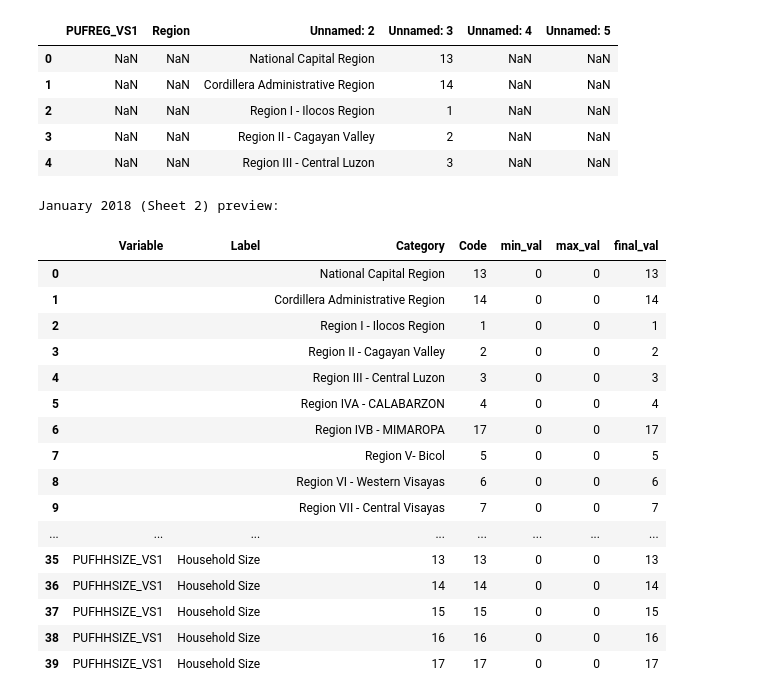
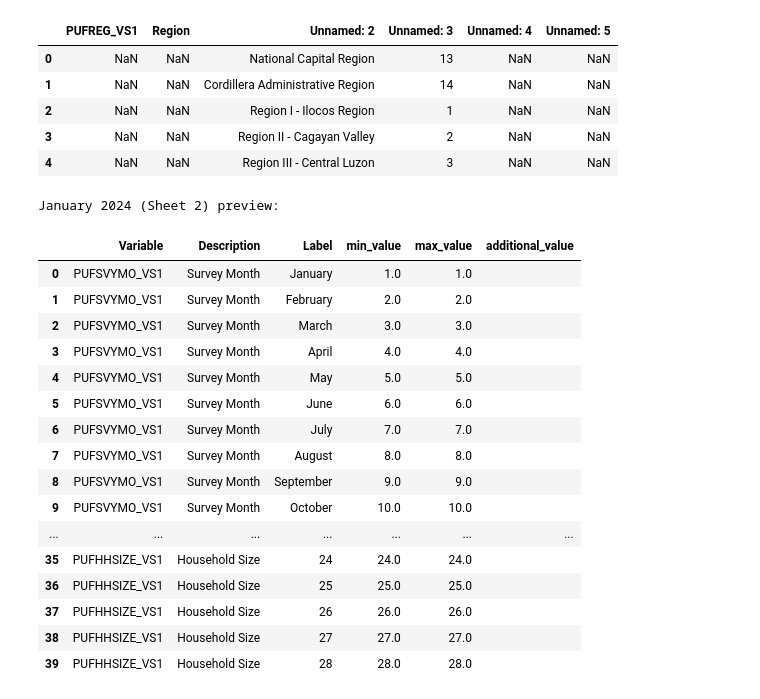
Before and after one commit to clemweb3/Undegraduate-Thesis-Repository, a Jupyter notebook: Notebooks/Preprocessing.ipynb, the cells around one changed output. Cells and saved outputs as stored; diff of their text form; code cells hidden in the pictures.

```diff
--- a/Notebooks/Preprocessing.ipynb
+++ b/Notebooks/Preprocessing.ipynb
@@ -292,27 +286,27 @@ def process_metadata_sheet_binary1(df):
-# %%
-# ==== Running the metadata ====
-
-# January 2018, Sheet 2 (binary=1)
-sheet2_jan2018 = load_dataset(year="2018", month="January", filetype="metadata", sheet_number=1)
-sheet2_jan2018_reshaped = process_metadata_sheet_binary1(sheet2_jan2018)
-print("January 2018 (Sheet 2) preview:")
-sheet2_jan2018_reshaped.head(40)
-# %% [output]
-January 2018 (Sheet 2) preview:
-|  | Variable | Label | Category | Code | min_val | max_val | final_val |
-| 0 |  |  | National Capital Region | 13 | 0 | 0 | 13 |
-| 1 |  |  | Cordillera Administrative Region | 14 | 0 | 0 | 14 |
-| 2 |  |  | Region I - Ilocos Region | 1 | 0 | 0 | 1 |
-| 3 |  |  | Region II - Cagayan Valley | 2 | 0 | 0 | 2 |
-| 4 |  |  | Region III - Central Luzon | 3 | 0 | 0 | 3 |
-| 5 |  |  | Region IVA - CALABARZON | 4 | 0 | 0 | 4 |
-| 6 |  |  | Region IVB - MIMAROPA | 17 | 0 | 0 | 17 |
-| 7 |  |  | Region V- Bicol | 5 | 0 | 0 | 5 |
-| 8 |  |  | Region VI - Western Visayas | 6 | 0 | 0 | 6 |
-| 9 |  |  | Region VII - Central Visayas | 7 | 0 | 0 | 7 |
-| ... | ... | ... | ... | ... | ... | ... | ... |
-| 35 | PUFHHSIZE_VS1 | Household Size | 13 | 13 | 0 | 0 | 13 |
-| 36 | PUFHHSIZE_VS1 | Household Size | 14 | 14 | 0 | 0 | 14 |
-| 37 | PUFHHSIZE_VS1 | Household Size | 15 | 15 | 0 | 0 | 15 |
-| 38 | PUFHHSIZE_VS1 | Household Size | 16 | 16 | 0 | 0 | 16 |
-| 39 | PUFHHSIZE_VS1 | Household Size | 17 | 17 | 0 | 0 | 17 |
+# %%
+
+sheet2_aug2024 = load_dataset(year="2024", month="August", filetype="metadata", sheet_number=1)
+sheet2_aug2024_reshaped = reshape_sheet2(sheet2_aug2024)
+
+# Preview the first 40 rows
+print("January 2024 (Sheet 2) preview:")
+sheet2_aug2024_reshaped.head(40)
+# %% [output]
+January 2024 (Sheet 2) preview:
+|  | Variable | Description | Label | min_value | max_value | additional_value |
+| 0 | PUFSVYMO_VS1 | Survey Month | January | 1.0 | 1.0 |  |
+| 1 | PUFSVYMO_VS1 | Survey Month | February | 2.0 | 2.0 |  |
+| 2 | PUFSVYMO_VS1 | Survey Month | March | 3.0 | 3.0 |  |
+| 3 | PUFSVYMO_VS1 | Survey Month | April | 4.0 | 4.0 |  |
+| 4 | PUFSVYMO_VS1 | Survey Month | May | 5.0 | 5.0 |  |
+| 5 | PUFSVYMO_VS1 | Survey Month | June | 6.0 | 6.0 |  |
+| 6 | PUFSVYMO_VS1 | Survey Month | July | 7.0 | 7.0 |  |
+| 7 | PUFSVYMO_VS1 | Survey Month | August | 8.0 | 8.0 |  |
+| 8 | PUFSVYMO_VS1 | Survey Month | September | 9.0 | 9.0 |  |
+| 9 | PUFSVYMO_VS1 | Survey Month | October | 10.0 | 10.0 |  |
+| ... | ... | ... | ... | ... | ... | ... |
+| 35 | PUFHHSIZE_VS1 | Household Size | 24 | 24.0 | 24.0 |  |
+| 36 | PUFHHSIZE_VS1 | Household Size | 25 | 25.0 | 25.0 |  |
+| 37 | PUFHHSIZE_VS1 | Household Size | 26 | 26.0 | 26.0 |  |
+| 38 | PUFHHSIZE_VS1 | Household Size | 27 | 27.0 | 27.0 |  |
+| 39 | PUFHHSIZE_VS1 | Household Size | 28 | 28.0 | 28.0 |  |
```
Also changed, not shown: parts of 3 cells of this notebook, 1 other file.
